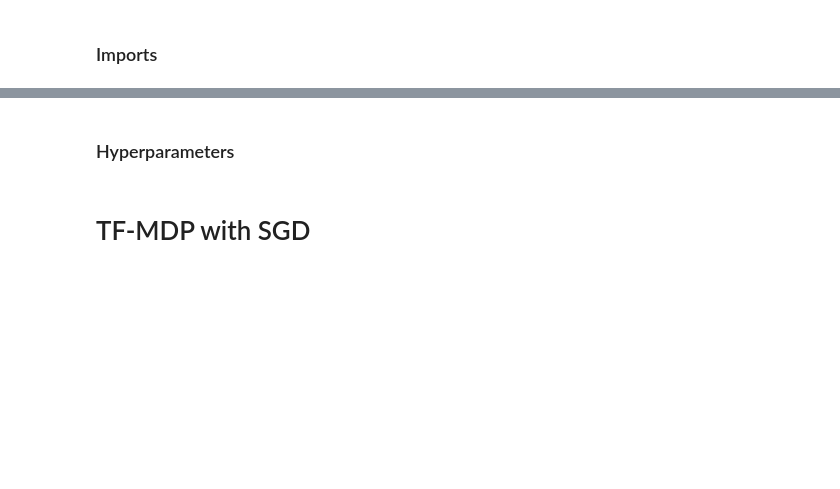
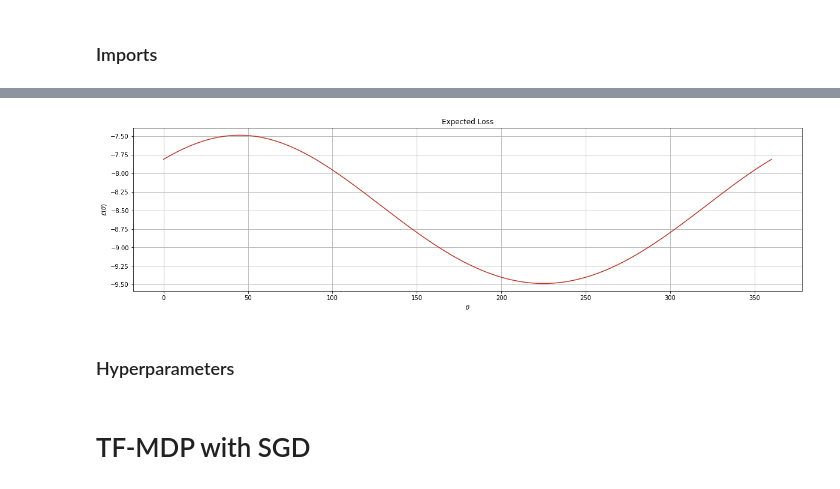
Before and after one commit to thiagopbueno/gradient-estimators-in-stochastic-computation-graphs, a Jupyter notebook: notebooks/Gradient Estimation in 1-Step Navigation MDP.ipynb, the cells around one changed output, grey strips where cells are left out. Drawn from its saved outputs; the diff is of its cells as text; code cells hidden in the pictures; blank space fills up the shorter version.

```diff
--- a/notebooks/Gradient Estimation in 1-Step Navigation MDP.ipynb
+++ b/notebooks/Gradient Estimation in 1-Step Navigation MDP.ipynb
@@ -64,2 +71,44 @@ import utils
+# %%
+# model
+
+def sigma(velocity, alpha_min=0.0, alpha_max=10.0):
+    sigma_min = 2 * np.pi / 360 * alpha_min
+    sigma_max = 2 * np.pi / 360 * alpha_max
+    return np.min([sigma_min, sigma_max / np.sqrt(2) * velocity])
+
+def alpha(action):
+    norm = np.linalg.norm(action)
+    return np.random.normal(loc=0.0, scale=sigma(norm))
+
+def R(alpha):
+    cos, sin = np.cos(alpha), np.sin(alpha)
+    return np.reshape([cos, -sin, sin, cos], (2, 2))
+
+def transition(state, action):
+    noisy_action = np.matmul(R(alpha(action)), action)
+    return state + noisy_action
+
+def reward(state):
+    goal = np.reshape(grid['goal'], (2, 1))
+    return -np.linalg.norm(state - goal)
+
+def loss(directions, batch_size=100):
+    start = np.reshape(grid['start'], (2, 1))
+    losses = []
+    for angle in directions:
+        rad = 2 * np.pi / 360 * angle
+        action = np.reshape([np.cos(rad), np.sin(rad)], (2, 1))
+        rewards = []
+        for _ in range(batch_size):
+            next_state = transition(start, action)
+            rewards.append(reward(next_state))
+        losses.append(np.mean(rewards))
+    return losses
+# %%
+directions = np.arange(0, 361, dtype=np.float32)
+losses = loss(directions)
+utils.plot_expected_loss(directions, losses)
+# %% [output]
+[figure, added]
 # %% [markdown]
 ### Hyperparameters
```
Also changed, not shown: parts of 11 cells of this notebook, 2 other files.
